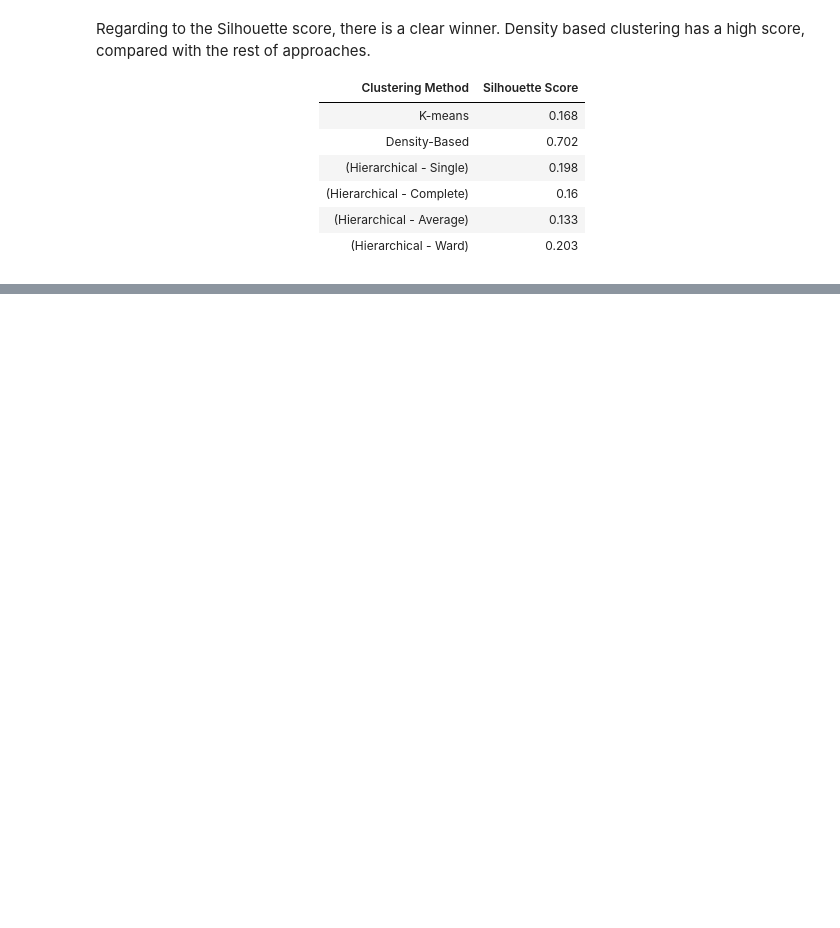
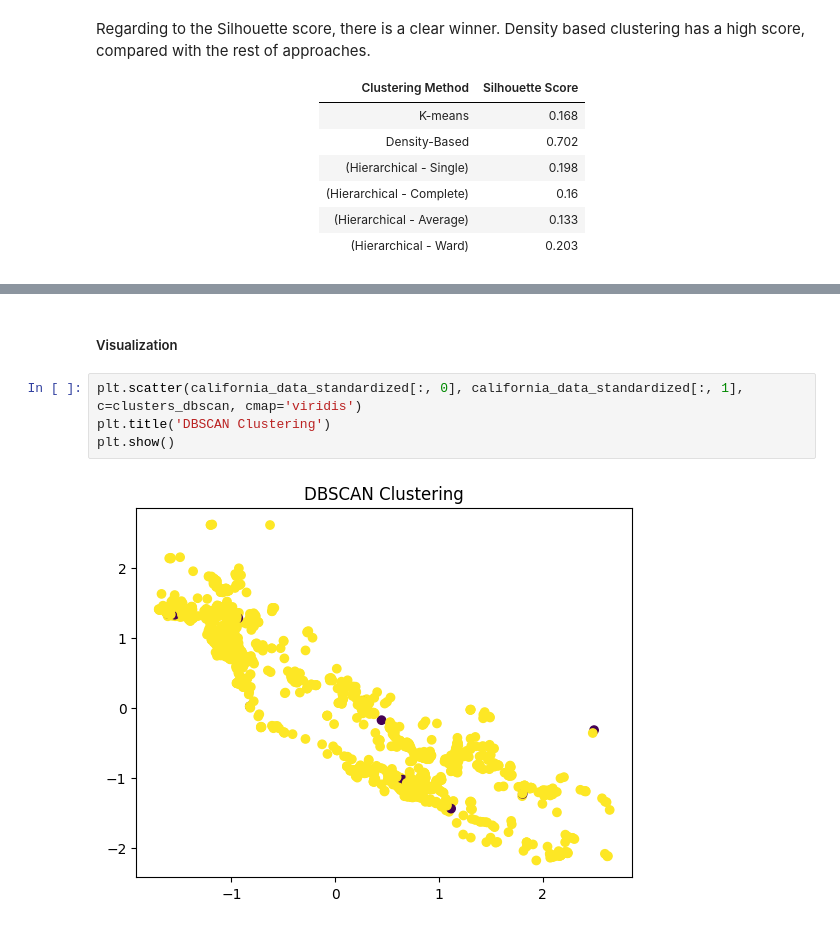
Before and after one commit to Marc2910llv/Gun-Incidents-In-USA-DataMining, a Jupyter notebook: Data_Mining_Project.ipynb, the cells around one changed output, grey strips where cells are left out. Drawn from its saved outputs; the diff is of its cells as text; blank space fills up the shorter version.

```diff
--- a/Data_Mining_Project.ipynb
+++ b/Data_Mining_Project.ipynb
@@ -1431,0 +1928,8 @@ Regarding to the Silhouette score, there is a clear winner. Density based cluste
+# %% [markdown]
+##### Visualization
+# %%
+plt.scatter(california_data_standardized[:, 0], california_data_standardized[:, 1], c=clusters_dbscan, cmap='viridis')
+plt.title('DBSCAN Clustering')
+plt.show()
+# %% [output]
+[figure, added]
```
Also changed, not shown: parts of 78 cells of this notebook.
